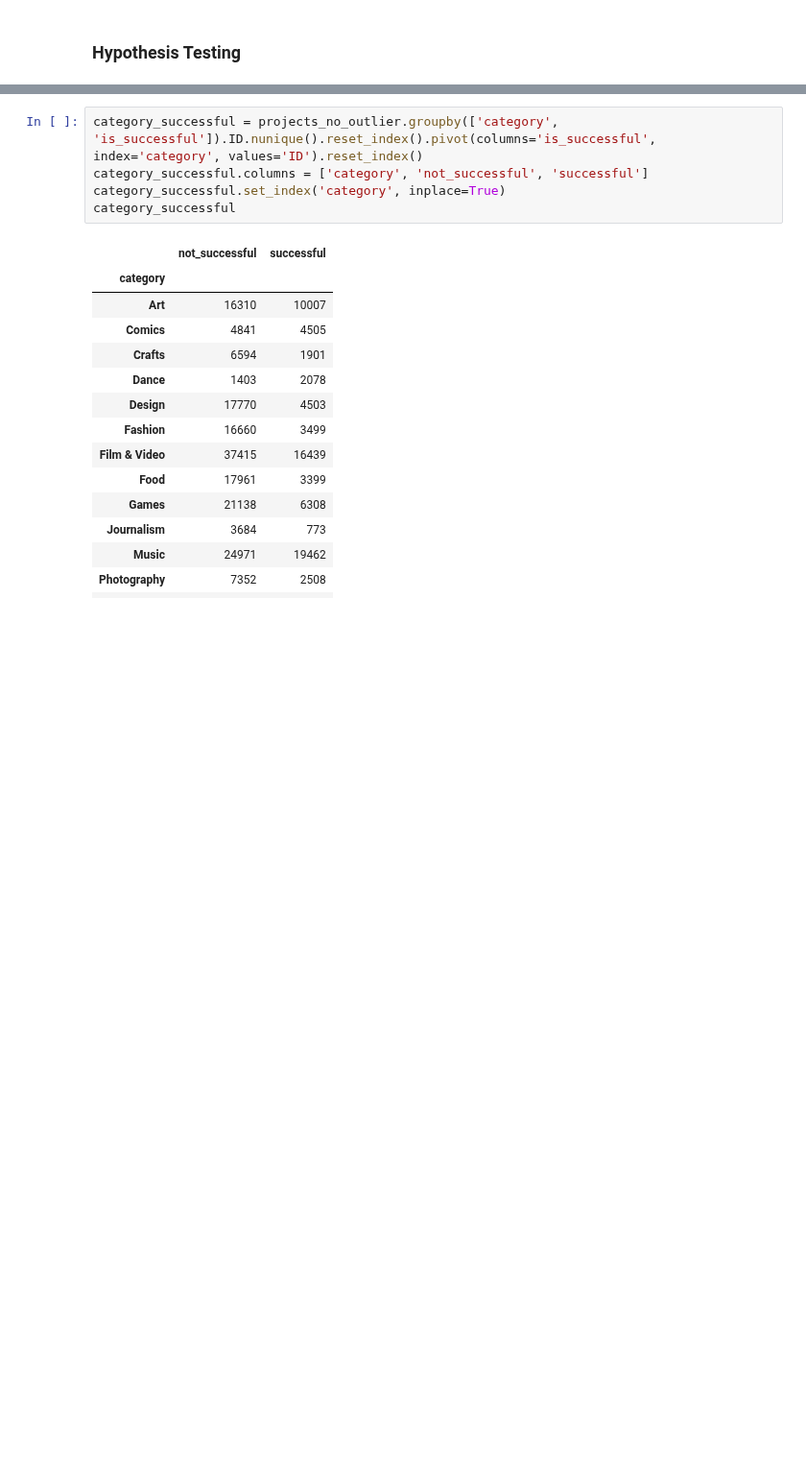
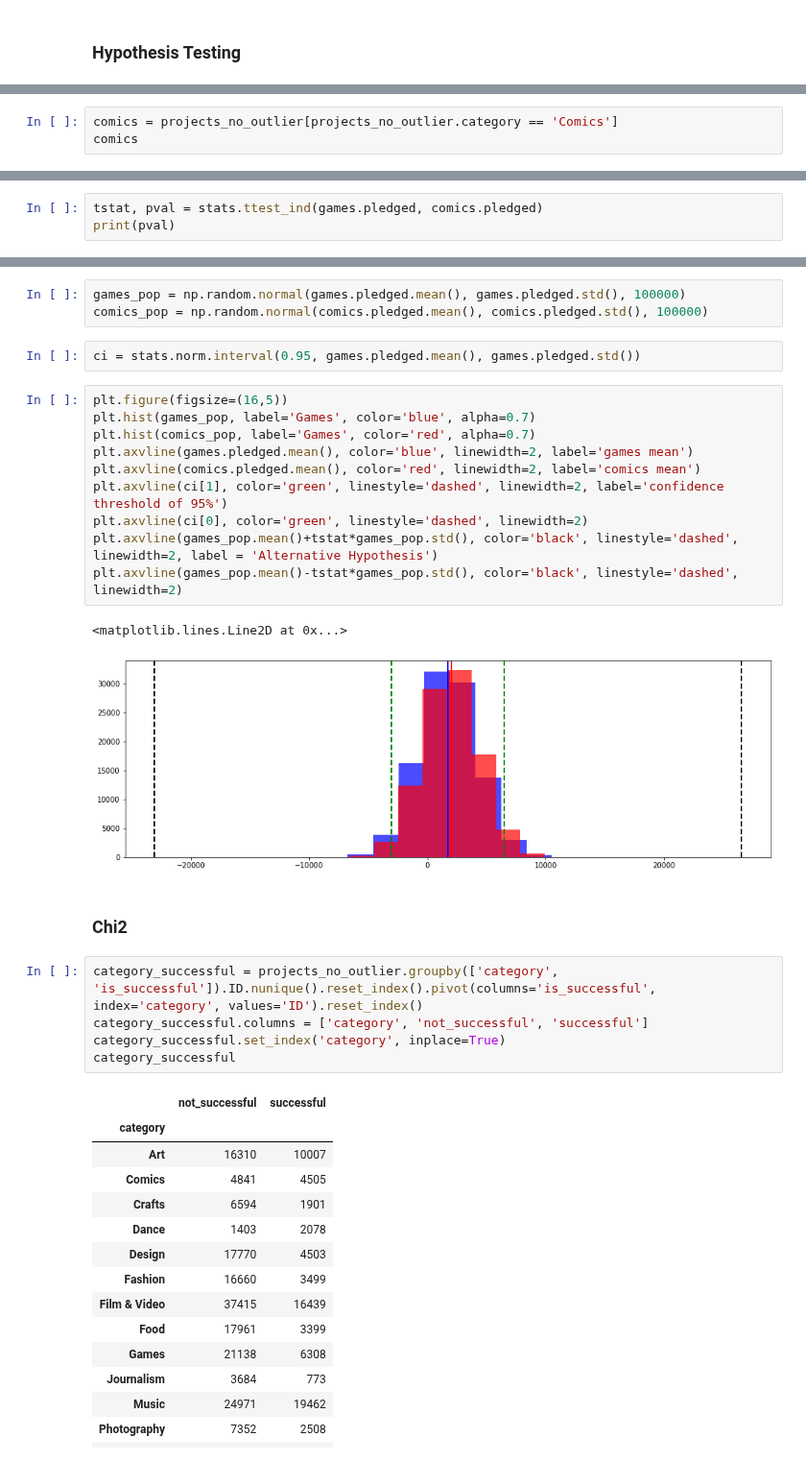
Before and after one commit to Penzragon/h8dsft_P0W3, a Jupyter notebook: script.ipynb, the cells around one changed output, grey strips where cells are left out. Shown at 96% size. Saved outputs shown, nothing was run; the diff lists cells and outputs as text; blank space fills up the shorter version.

Commit message:
Add hypothesis testing section (no doc)

```diff
--- a/script.ipynb
+++ b/script.ipynb
@@ -396,0 +430,3 @@ Dataset ini memiliki range 10080 dan variance 4970729 dengan standar deviasi 222
+# %%
+comics = projects_no_outlier[projects_no_outlier.category == 'Comics']
+comics
@@ -396,0 +453,3 @@ Dataset ini memiliki range 10080 dan variance 4970729 dengan standar deviasi 222
+# %%
+tstat, pval = stats.ttest_ind(games.pledged, comics.pledged)
+print(pval)
@@ -397,3 +465,23 @@ Dataset ini memiliki range 10080 dan variance 4970729 dengan standar deviasi 222
+# %%
+games_pop = np.random.normal(games.pledged.mean(), games.pledged.std(), 100000)
+comics_pop = np.random.normal(comics.pledged.mean(), comics.pledged.std(), 100000)
+# %%
+ci = stats.norm.interval(0.95, games.pledged.mean(), games.pledged.std())
+# %%
+plt.figure(figsize=(16,5))
+plt.hist(games_pop, label='Games', color='blue', alpha=0.7)
+plt.hist(comics_pop, label='Games', color='red', alpha=0.7)
+plt.axvline(games.pledged.mean(), color='blue', linewidth=2, label='games mean')
+plt.axvline(comics.pledged.mean(), color='red', linewidth=2, label='comics mean')
+plt.axvline(ci[1], color='green', linestyle='dashed', linewidth=2, label='confidence threshold of 95%')
+plt.axvline(ci[0], color='green', linestyle='dashed', linewidth=2)
+plt.axvline(games_pop.mean()+tstat*games_pop.std(), color='black', linestyle='dashed', linewidth=2, label = 'Alternative Hypothesis')
+plt.axvline(games_pop.mean()-tstat*games_pop.std(), color='black', linestyle='dashed', linewidth=2)
+# %% [output]
+<matplotlib.lines.Line2D at 0x...>
+[figure, added]
+# %% [markdown]
+### Chi2
 # %%
 category_successful = projects_no_outlier.groupby(['category', 'is_successful']).ID.nunique().reset_index().pivot(columns='is_successful', index='category', values='ID').reset_index()
 category_successful.columns = ['category', 'not_successful', 'successful']
```
Also changed, not shown: parts of 12 cells of this notebook.
